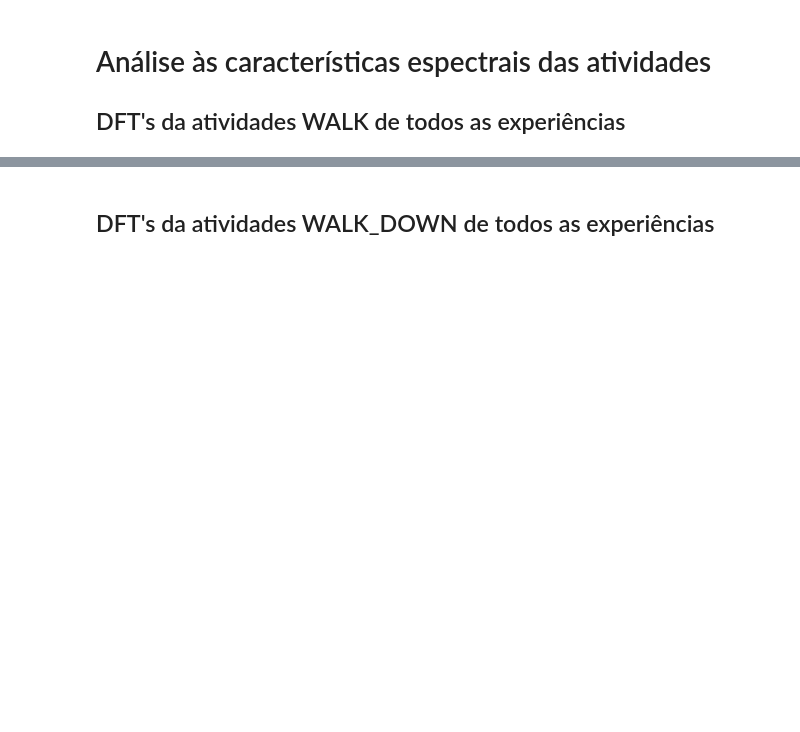
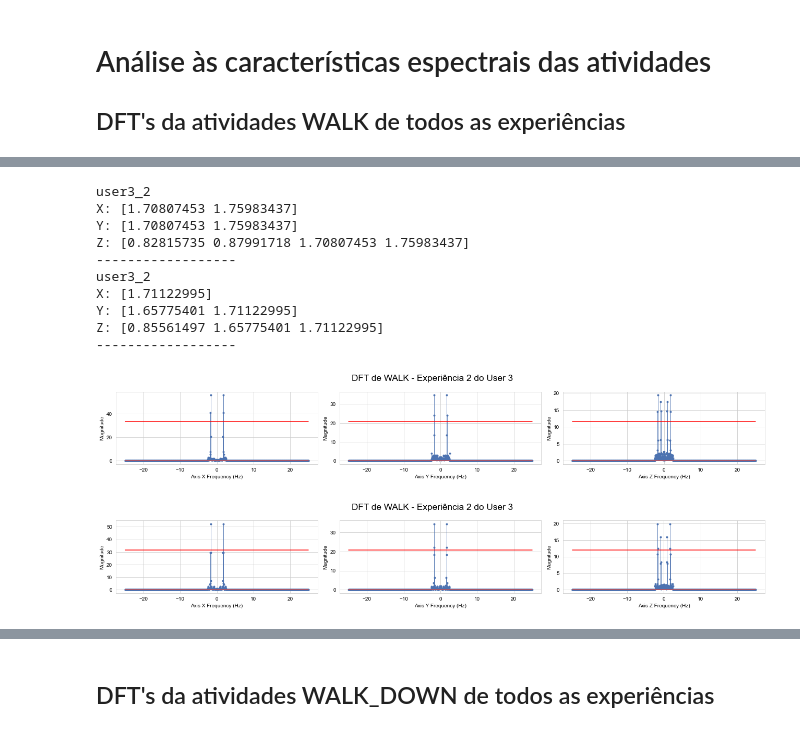
Before and after one commit to joelpoliveira/ProjetoATD, a Jupyter notebook: Main/Joel_main.ipynb, the cells around one changed output, grey strips where cells are left out. Drawn from its saved outputs; the diff is of its cells as text; code cells hidden in the pictures; blank space fills up the shorter version.

```diff
--- a/Main/Joel_main.ipynb
+++ b/Main/Joel_main.ipynb
@@ -1154,6 +1168,19 @@ for i in walks_user3_1_detrended:
 # %%
 #%matplotlib widget
 for i in walks_user3_2_detrended:
-    plot_activity_dft(i, len(i), 3, 2, "WALK", False, 0.5, 'hn', True)
+    plot_activity_dft(i, len(i), 3, 2, "WALK", False, 0.6, 'hn', True)
+# %% [output]
+user3_2
+X: [1.70807453 1.75983437]
+Y: [1.70807453 1.75983437]
+Z: [0.82815735 0.87991718 1.70807453 1.75983437]
+------------------
+user3_2
+X: [1.71122995]
+Y: [1.65775401 1.71122995]
+Z: [0.85561497 1.65775401 1.71122995]
+------------------
+[figure, added]
+[figure, added]
 # %%
 for i in walks_user4_1_detrended:
```
Also changed, not shown: parts of 6 cells of this notebook, 1 other file.
